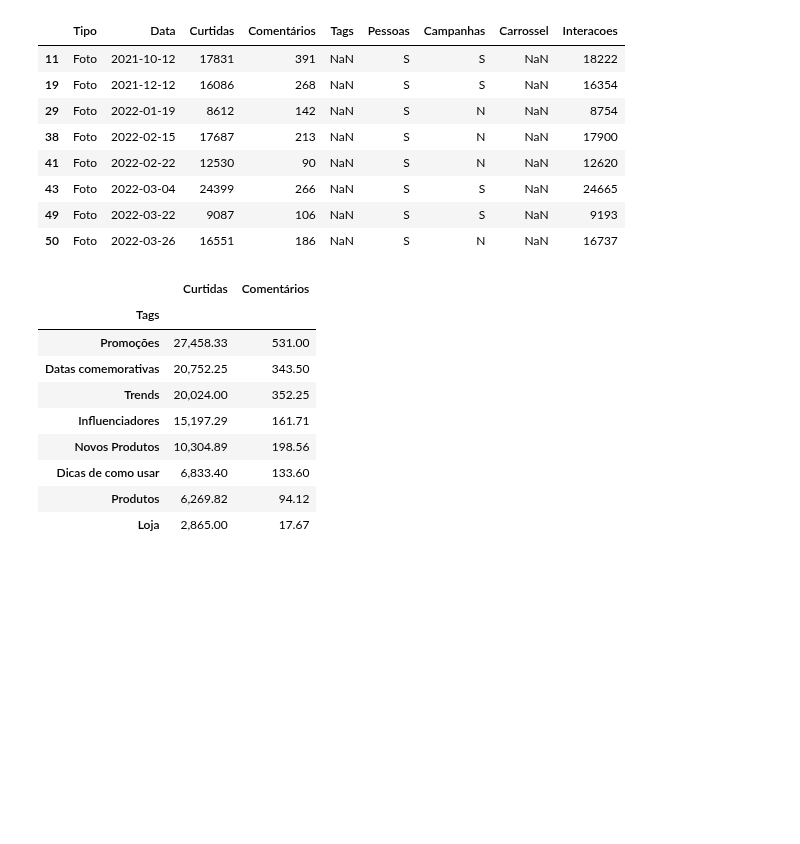
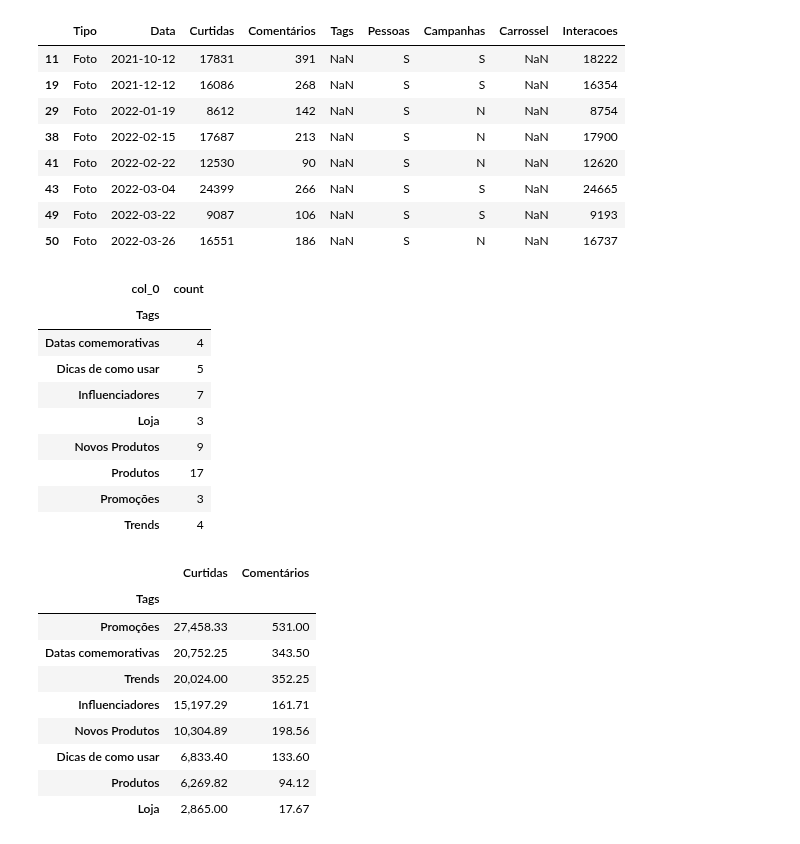
Before and after one commit to jpp000/projeto-analise-de-dados-instagram, a Jupyter notebook: Analisando o engajamento do Instagram (Tags).ipynb, the cells around one changed output. Drawn from its saved outputs; the diff is of its cells as text; code cells hidden in the pictures; blank space fills up the shorter version.

Commit message:
tags mais utilizadas

```diff
--- a/Analisando o engajamento do Instagram (Tags).ipynb
+++ b/Analisando o engajamento do Instagram (Tags).ipynb
@@ -202,6 +202,20 @@ base[base["Tags"].isnull()]
 | 43 | Foto | 2022-03-04 | 24399 | 266 | NaN | S | S | NaN | 24665 |
 | 49 | Foto | 2022-03-22 | 9087 | 106 | NaN | S | S | NaN | 9193 |
 | 50 | Foto | 2022-03-26 | 16551 | 186 | NaN | S | N | NaN | 16737 |
+# %%
+# Caso queira saber quais as tags mais utilizadas
+pd.crosstab(index=base.Tags, columns='count')
+# %% [output]
+| col_0 | count |
+| Tags |  |
+| Datas comemorativas | 4 |
+| Dicas de como usar | 5 |
+| Influenciadores | 7 |
+| Loja | 3 |
+| Novos Produtos | 9 |
+| Produtos | 17 |
+| Promoções | 3 |
+| Trends | 4 |
 # %%
 # E essas linhas novamente param de ser consideradas na agregação
 base.groupby("Tags")[["Curtidas","Comentários"]].mean().sort_values("Curtidas",ascending=False)
```
